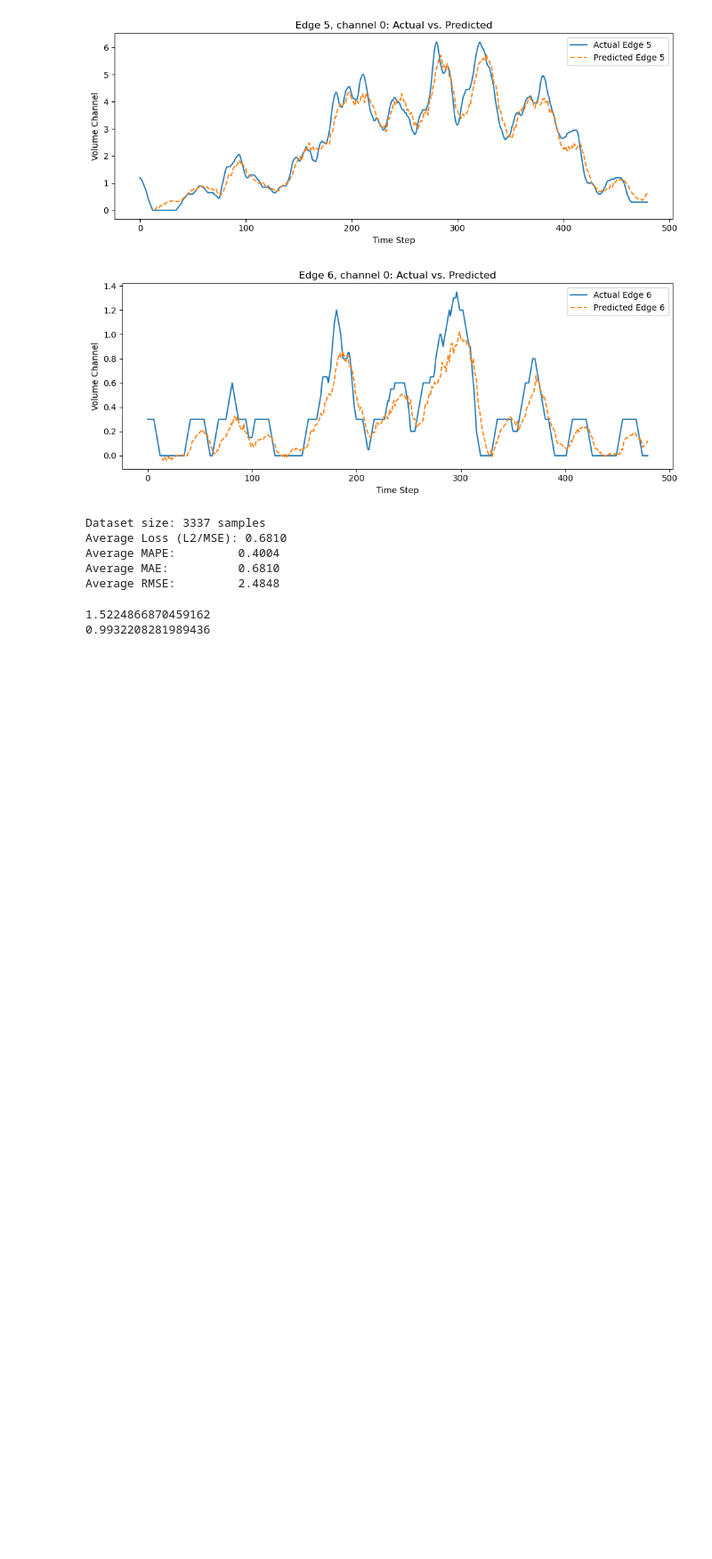
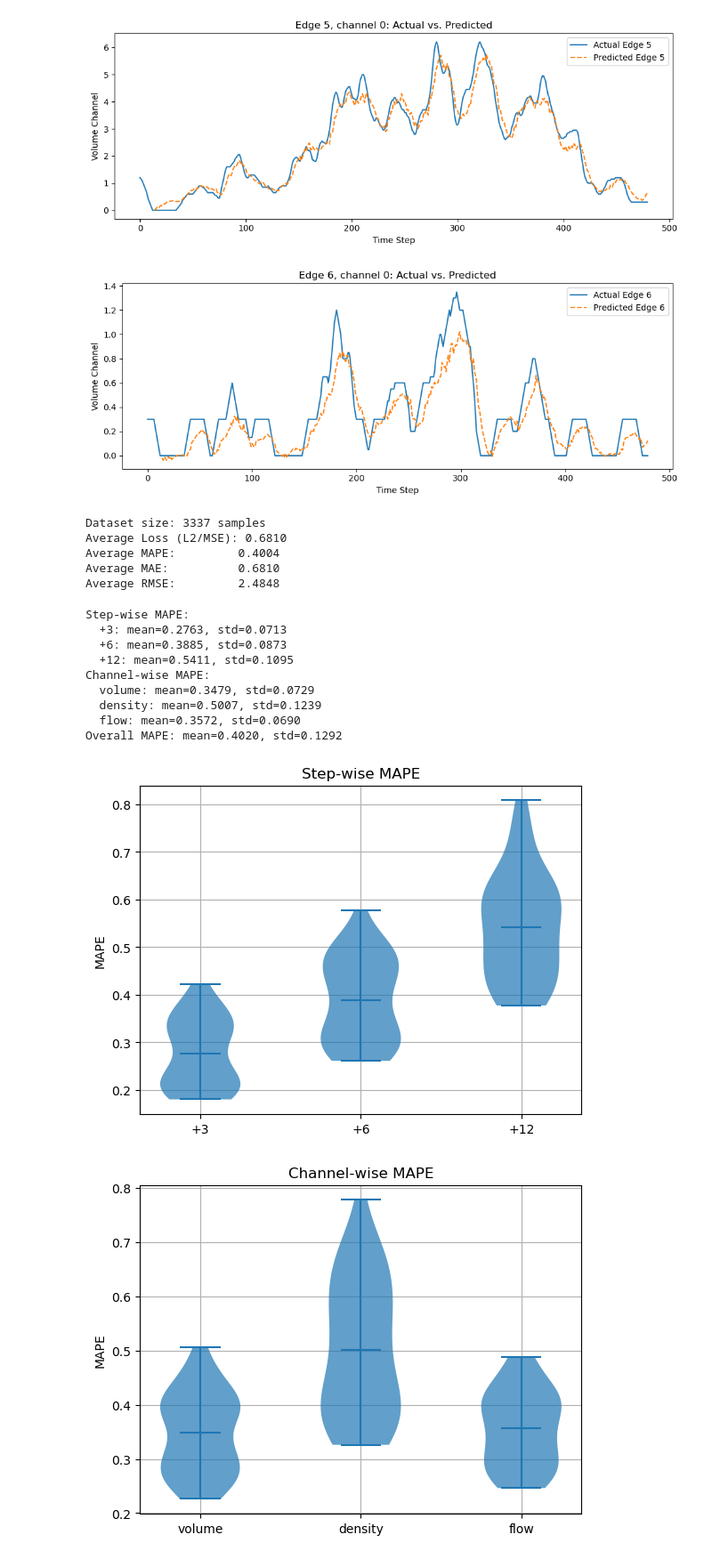
Before and after one commit to HiverXD/Traffic-Congestion-Prediction, a Jupyter notebook: src/baseline_train_refactoring.ipynb, the cells around one changed output. Shown at 89% size. Saved outputs shown, nothing was run; the diff lists cells and outputs as text; code cells hidden in the pictures; blank space fills up the shorter version.

Commit message:
(add & refactoring) edge_prediction_visualization module is merged into visualization.py. plot_mape_violin fcn is added

```diff
--- a/src/baseline_train_refactoring.ipynb
+++ b/src/baseline_train_refactoring.ipynb
@@ -258,14 +267,11 @@ trainer.fit()
 [figure]
 [figure]
 # %%
-from dataset.traffic_dataset import EDGE_INDEX, EDGE_ATTR
-from dataset.dataset_config import week_steps, C_origin
-from utils.edge_prediction_visualization import visualize_predictions, add_tod_dow
 EDGE_INDEX = EDGE_INDEX.to(DEVICE)
 EDGE_ATTR = EDGE_ATTR.to(DEVICE)
 
 # ─────────────────────────────────────────────────────────
-# 4) 저장된 체크포인트 로드 후 일괄 시각화
+# 4) 저장된 체크포인트 로드
 # ─────────────────────────────────────────────────────────
 
 for name, ModelClass in models.items():
@@ -319,19 +325,25 @@ for name, ModelClass in models.items():
                     dropout=0.06
             )
         elif name == "STLinear_HopBiased":
-            kwargs = dict(num_nodes=50,
-                    kernel_size=25,
-                    input_embedding_dim=32,
-                    tod_embedding_dim=32,
-                    dow_embedding_dim=32,
-                    spatial_embedding_dim=0,
-                    adaptive_embedding_dim=0,
-                    feed_forward_dim=256,
-                    num_heads=4,       # max_hop=3 (즉 1-hop,2-hop,3-hop)
-                    num_layers=3,
-                    dropout=0.1,
-                    use_mixed_proj=True
-            )
+            kwargs = dict(
+                    num_nodes            = 50,    # 엣지 수
+                    kernel_size          = 33,    # 시계열 분해 커널 크기
+                    in_steps             = 12,    # 입력 시점 길이
+                    out_steps            = 3,     # 예측 시점 길이
+                    steps_per_day        = 480,   # 하루 스텝 수
+                    input_dim            = 3,     # volume/density/flow
+                    output_dim           = 3,     # 예측 채널
+                    input_embedding_dim  = 24,    # traffic → 24차원 임베딩
+                    tod_embedding_dim    = 24,    # time-of-day 임베딩
+                    dow_embedding_dim    = 24,    # day-of-week 임베딩
+                    spatial_embedding_dim= 0,     # 원본에서는 사용 안 함
+                    adaptive_embedding_dim= 80,   # adaptive embedding 크기
+                    feed_forward_dim     = 256,   # FFN hidden dim
+                    num_heads            = 2,     # max_hop + 1 = 2, 순수 어텐션 + 홉 bias
+                    num_layers           = 6,     # 블록 반복 횟수
+                    dropout              = 0.14,  # 드롭아웃 비율
+                    use_mixed_proj       = True   # 마지막 예측용 Projection
+                )
         elif name == "STLinear_SPE":
             kwargs = dict(
                     num_nodes=50,            # E
@@ -372,11 +384,6 @@ for name, ModelClass in models.items():
         ckpt_path = os.path.join(SAVE_DIR, f"{name}.pth")
     model.load_state_dict(torch.load(ckpt_path, map_location=DEVICE, weights_only=True))
     model = model.to(DEVICE)
-
-    print(f"\n--- Visualizing {name} ---")
-    EDGE_IDS = [2]
-    expanded_data = add_tod_dow(data, week_steps=week_steps, C_origin=C_origin)
-    visualize_predictions(model, expanded_data, EDGE_IDS, DEVICE, EDGE_INDEX, EDGE_ATTR, interval=(480*5,480*6), channel=0)
 # %% [output]
 --- Visualizing STLinear_SPE ---
 [figure]
@@ -403,9 +410,18 @@ Average Loss (L2/MSE): 0.6810
 Average MAPE:         0.4004
 Average MAE:          0.6810
 Average RMSE:         2.4848
-# %%
-print(min(trainer.get_history()['valid_loss']))
-print(min(trainer.get_history()['valid_mape']))
-# %% [output]
-1.5224866870459162
-0.9932208281989436
+# %%
+# 모델, loader, device, edge_index, edge_attr 준비 후
+plot_mape_violin(model, valid_loader, DEVICE, edge_index, edge_attr)
+# %% [output]
+Step-wise MAPE:
+  +3: mean=0.2763, std=0.0713
+  +6: mean=0.3885, std=0.0873
+  +12: mean=0.5411, std=0.1095
+Channel-wise MAPE:
+  volume: mean=0.3479, std=0.0729
+  density: mean=0.5007, std=0.1239
+  flow: mean=0.3572, std=0.0690
+Overall MAPE: mean=0.4020, std=0.1292
+[figure, added]
+[figure, added]
```
Also changed, not shown: parts of 4 cells of this notebook, 4 other files.
